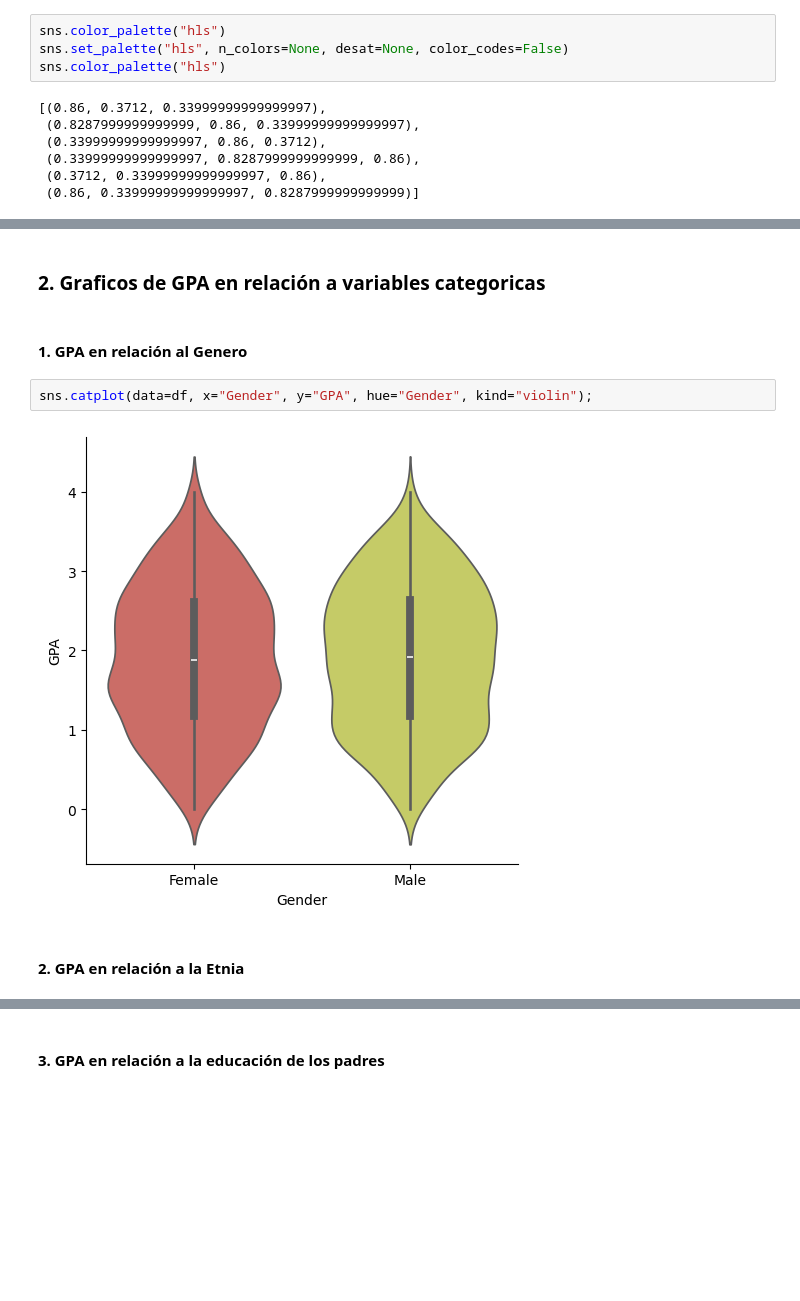
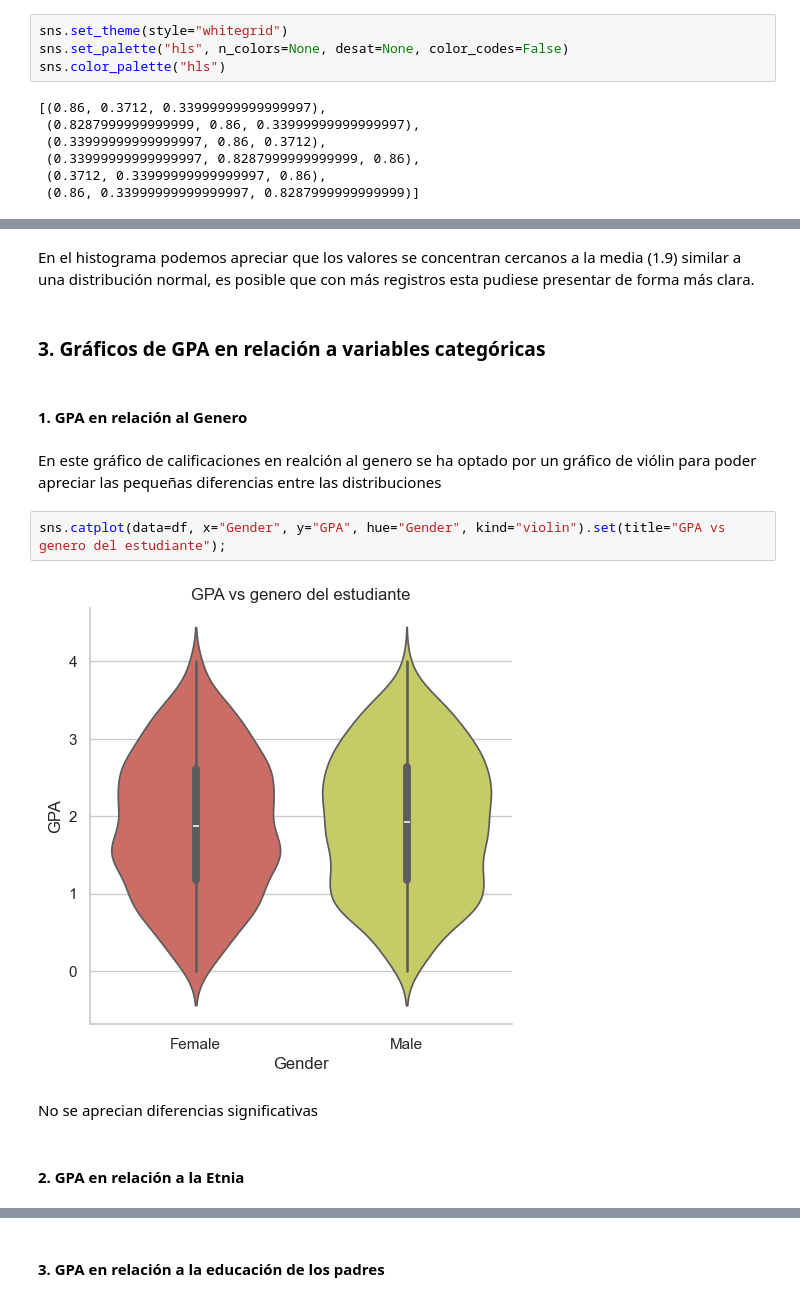
Before and after one commit to MarceloAFT/python_data_science, a Jupyter notebook: notebooks/03_Visualización.ipynb, the cells around one changed output, grey strips where cells are left out. Cells and saved outputs as stored; diff of their text form; blank space fills up the shorter version.

Commit message:
Se sube versión final del proyecto
Se suben modificaciones en los distintos notebooks en los cuales se incorporan comentarios y descripción además de modificarse los gráficos

```diff
--- a/notebooks/03_Visualización.ipynb
+++ b/notebooks/03_Visualización.ipynb
@@ -13,5 +13,5 @@ Se establece paleta de colores para los gráficos
 # %%
-sns.color_palette("hls")
+sns.set_theme(style="whitegrid")
 sns.set_palette("hls", n_colors=None, desat=None, color_codes=False)
 sns.color_palette("hls")
 # %% [output]
@@ -24,10 +37,16 @@ sns.color_palette("hls")
+# %% [markdown]
+En el histograma podemos apreciar que los valores se concentran cercanos a la media (1.9) similar a una distribución normal, es posible que con más registros esta pudiese presentar de forma más clara.
 # %% [markdown]
-### 2. Graficos de GPA en relación a variables categoricas
+### 3. Gráficos de GPA en relación a variables categóricas ###
 # %% [markdown]
-#### 1. GPA en relación al Genero
+#### 1. GPA en relación al Genero ####
+# %% [markdown]
+En este gráfico de calificaciones en realción al genero se ha optado por un gráfico de viólin para poder apreciar las pequeñas diferencias entre las distribuciones
 # %%
-sns.catplot(data=df, x="Gender", y="GPA", hue="Gender", kind="violin");
+sns.catplot(data=df, x="Gender", y="GPA", hue="Gender", kind="violin").set(title="GPA vs genero del estudiante");
 # %% [output]
-[figure, old version]
+[figure, new version]
+# %% [markdown]
+No se aprecian diferencias significativas
 # %% [markdown]
-#### 2. GPA en relación a la Etnia
+#### 2. GPA en relación a la Etnia ####
```
Also changed, not shown: parts of 55 cells of this notebook, 3 other files.
